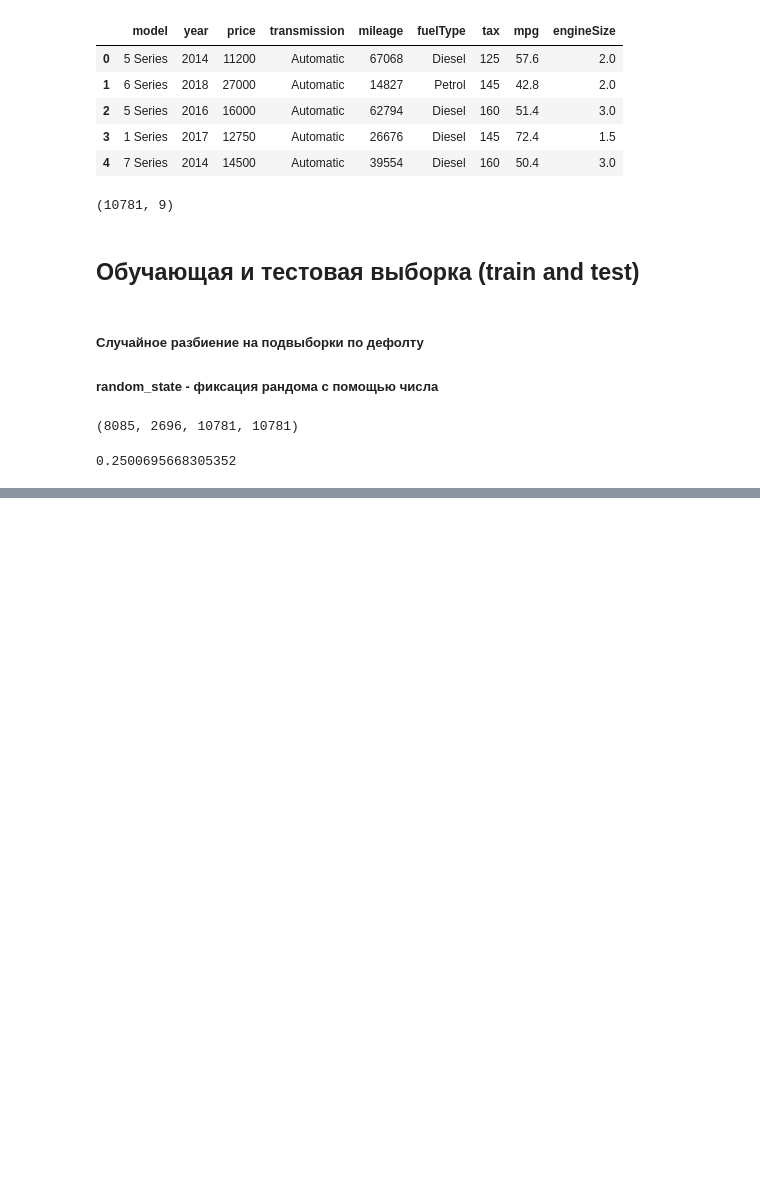
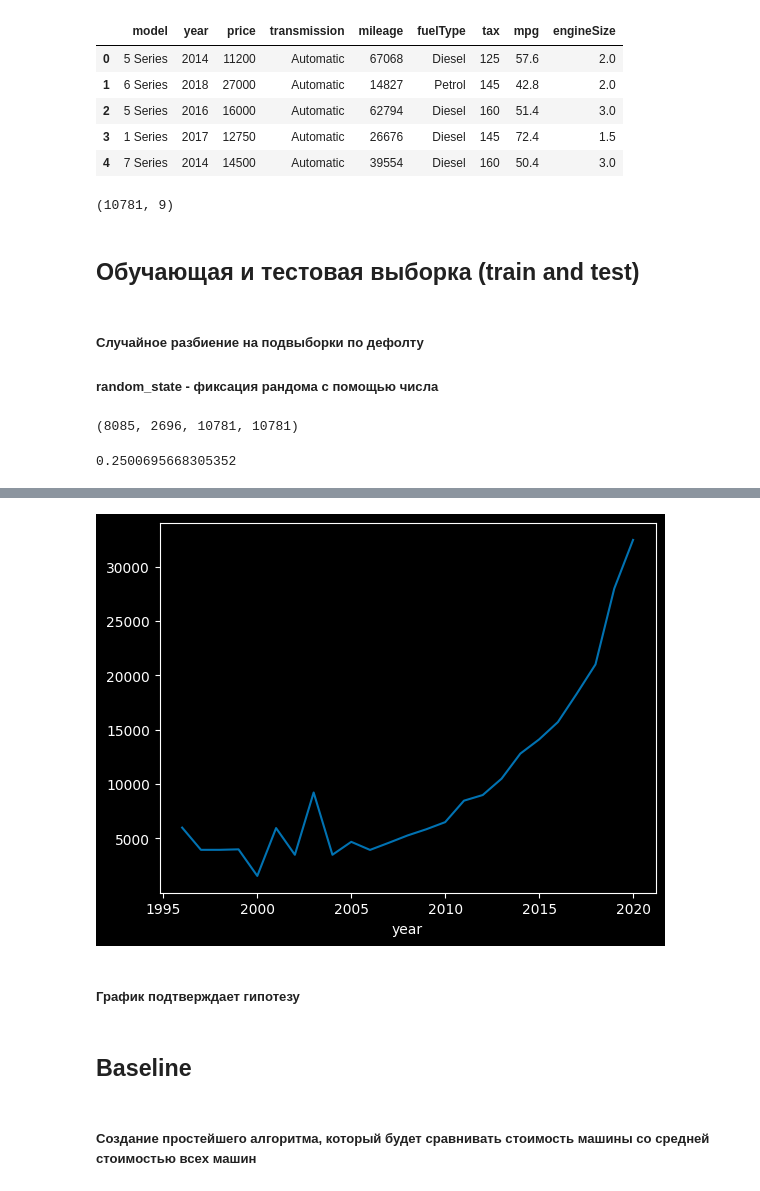
Before and after one commit to Zetis659/Data_Science_GM, a Jupyter notebook: 4.Human_learning/Human_learning.ipynb, the cells around one changed output, grey strips where cells are left out. Drawn from its saved outputs; the diff is of its cells as text; code cells hidden in the pictures; blank space fills up the shorter version.

```diff
--- a/4.Human_learning/Human_learning.ipynb
+++ b/4.Human_learning/Human_learning.ipynb
@@ -72,0 +155,10 @@ len(test) / len(df)
+# %%
+train.groupby('year')['price'].median().plot();
+# %% [output]
+[figure, added]
+# %% [markdown]
+##### График подтверждает гипотезу
+# %% [markdown]
+## Baseline
+# %% [markdown]
+##### Создание простейшего алгоритма, который будет сравнивать стоимость машины со средней стоимостью всех машин
```
Also changed, not shown: parts of 102 cells of this notebook.
